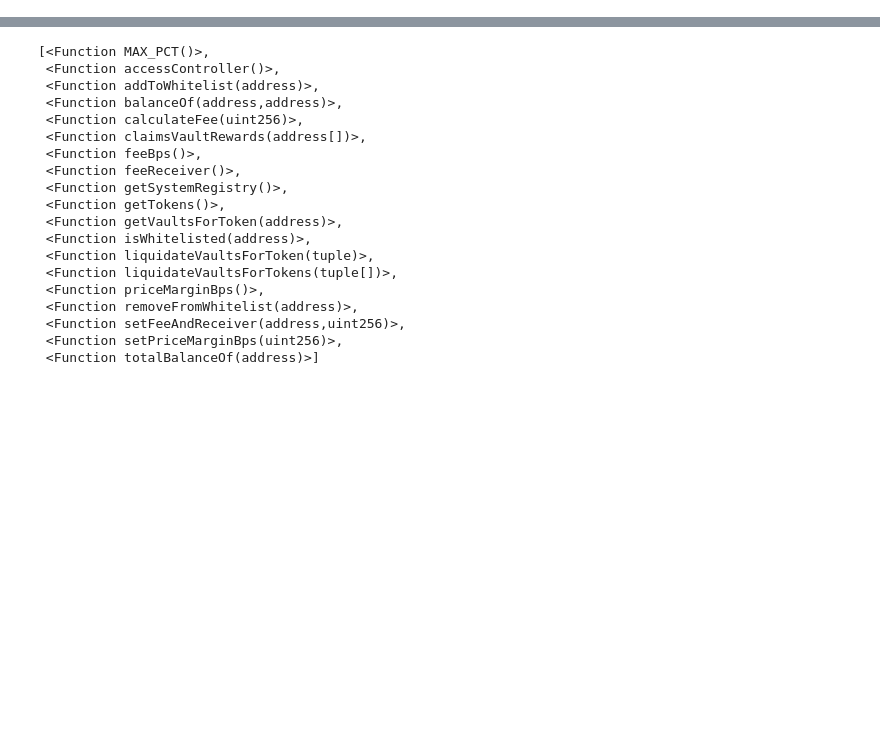
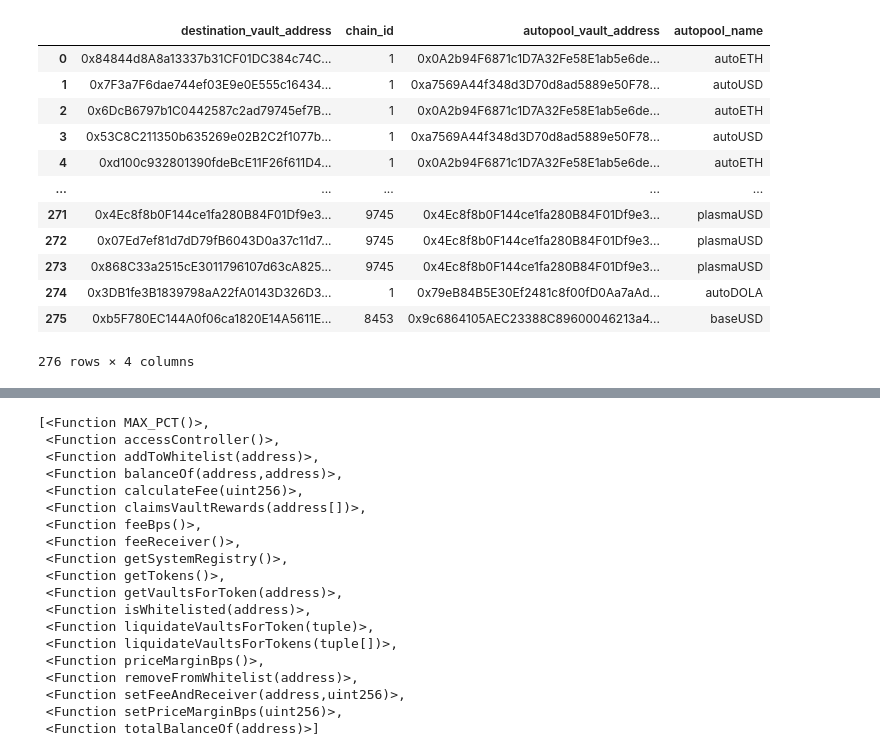
Before and after one commit to Tokemak/v2-rebalance-dashboard, a Jupyter notebook: mainnet_launch/slack_messages/queries.ipynb, the cells around one changed output, grey strips where cells are left out. Drawn from its saved outputs; the diff is of its cells as text; code cells hidden in the pictures; blank space fills up the shorter version.

```diff
--- a/mainnet_launch/slack_messages/queries.ipynb
+++ b/mainnet_launch/slack_messages/queries.ipynb
@@ -140,0 +223,16 @@ destinations[destinations["pool"].isin(pools_missing_vault_liquidations)].drop_d
+# %%
+autopool_destinations
+# %% [output]
+|  | destination_vault_address | chain_id | autopool_vault_address | autopool_name |
+| 0 | 0x84844d8A8a13337b31CF01DC384c74C... | 1 | 0x0A2b94F6871c1D7A32Fe58E1ab5e6de... | autoETH |
+| 1 | 0x7F3a7F6dae744ef03E9e0E555c16434... | 1 | 0xa7569A44f348d3D70d8ad5889e50F78... | autoUSD |
+| 2 | 0x6DcB6797b1C0442587c2ad79745ef7B... | 1 | 0x0A2b94F6871c1D7A32Fe58E1ab5e6de... | autoETH |
+| 3 | 0x53C8C211350b635269e02B2C2f1077b... | 1 | 0xa7569A44f348d3D70d8ad5889e50F78... | autoUSD |
+| 4 | 0xd100c932801390fdeBcE11F26f611D4... | 1 | 0x0A2b94F6871c1D7A32Fe58E1ab5e6de... | autoETH |
+| ... | ... | ... | ... | ... |
+| 271 | 0x4Ec8f8b0F144ce1fa280B84F01Df9e3... | 9745 | 0x4Ec8f8b0F144ce1fa280B84F01Df9e3... | plasmaUSD |
+| 272 | 0x07Ed7ef81d7dD79fB6043D0a37c11d7... | 9745 | 0x4Ec8f8b0F144ce1fa280B84F01Df9e3... | plasmaUSD |
+| 273 | 0x868C33a2515cE3011796107d63cA825... | 9745 | 0x4Ec8f8b0F144ce1fa280B84F01Df9e3... | plasmaUSD |
+| 274 | 0x3DB1fe3B1839798aA22fA0143D326D3... | 1 | 0x79eB84B5E30Ef2481c8f00fD0Aa7aAd... | autoDOLA |
+| 275 | 0xb5F780EC144A0f06ca1820E14A5611E... | 8453 | 0x9c6864105AEC23388C89600046213a4... | baseUSD |
+276 rows × 4 columns
```
Also changed, not shown: parts of 21 cells of this notebook, 4 other files.
